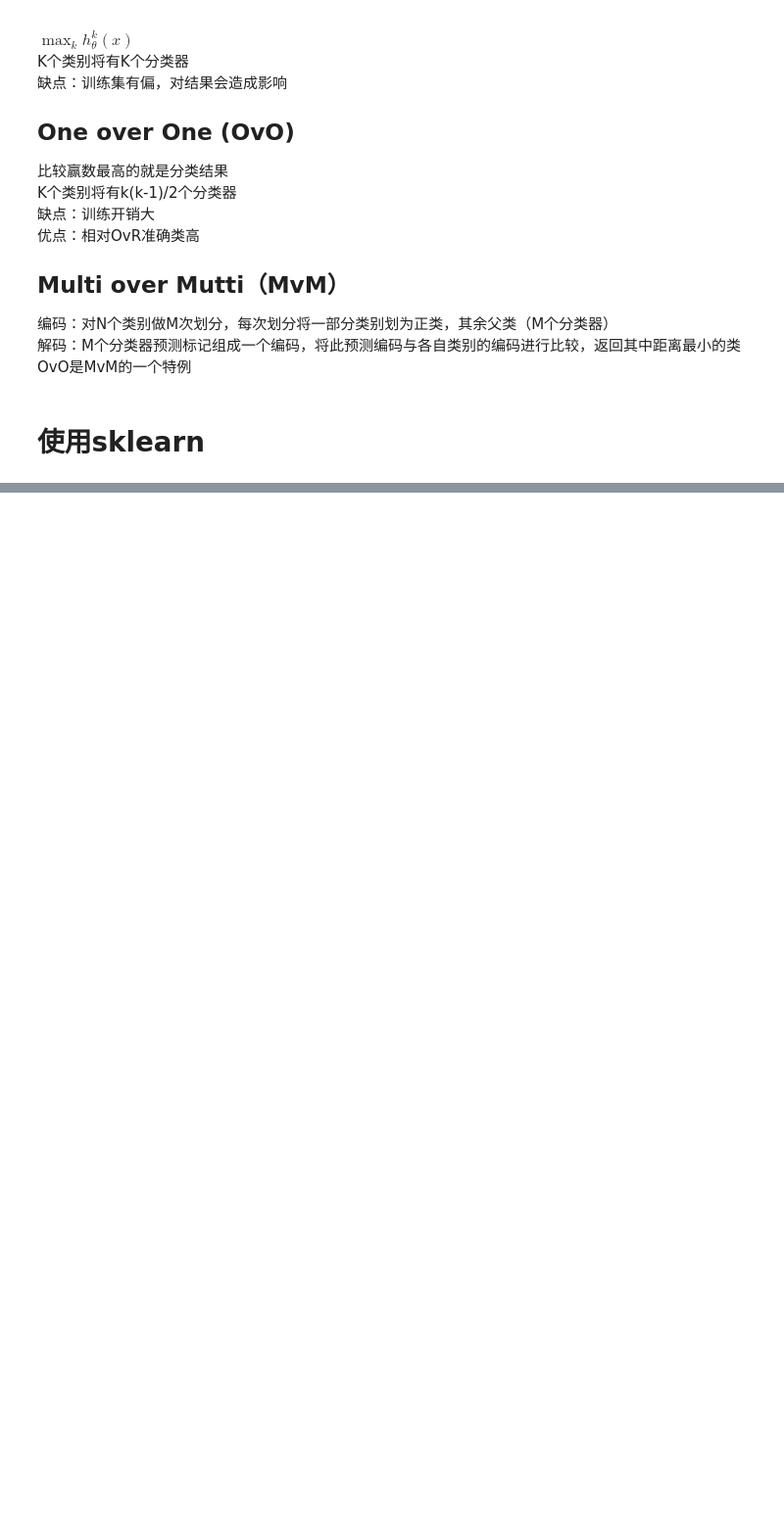
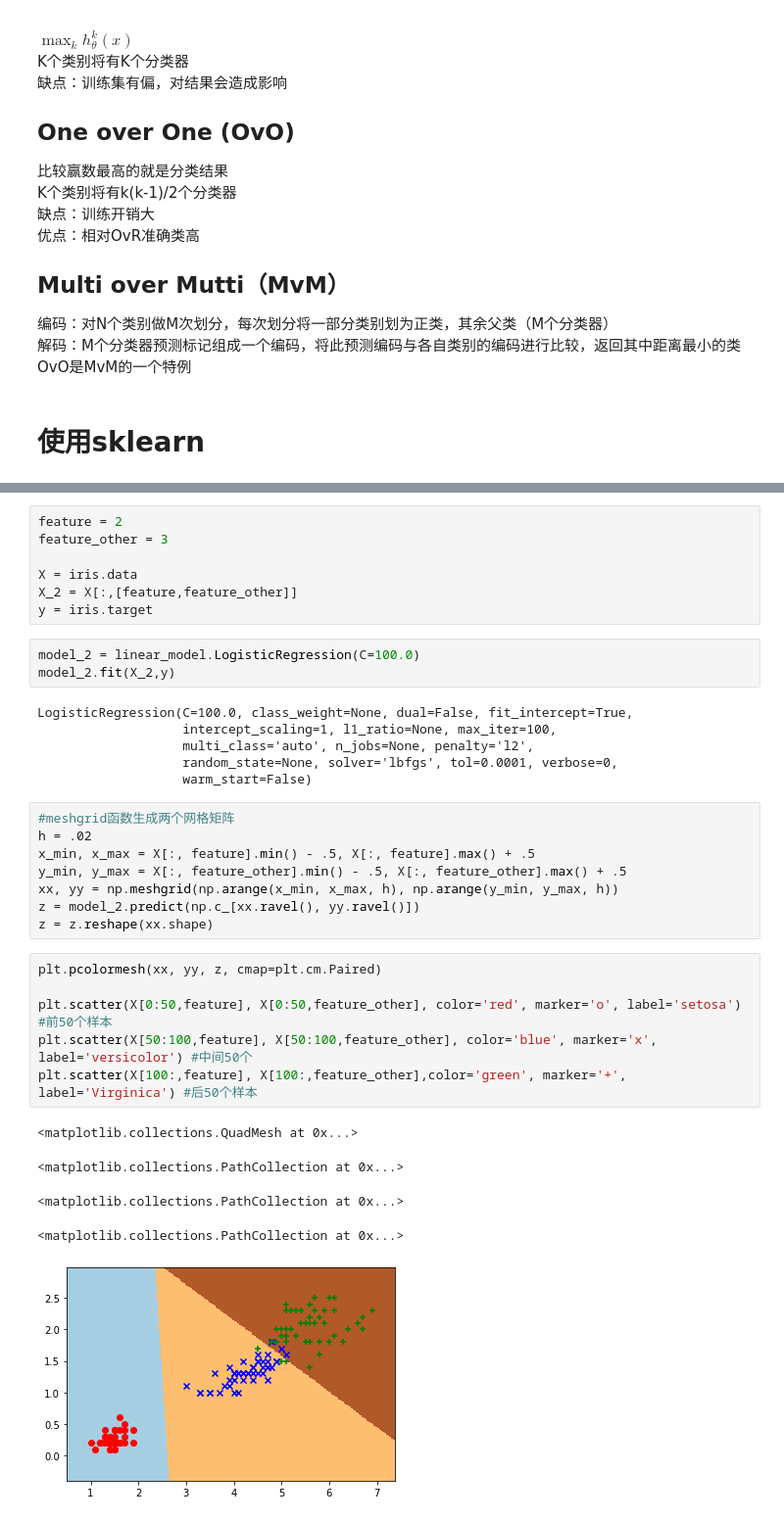
Before and after one commit to longfengpili/ML_algorithm_engineer_camp, a Jupyter notebook: 第三章、逻辑回归.ipynb, the cells around one changed output, grey strips where cells are left out. Shown at 98% size. Drawn from its saved outputs; the diff is of its cells as text; blank space fills up the shorter version.

```diff
--- a/第三章、逻辑回归.ipynb
+++ b/第三章、逻辑回归.ipynb
@@ -262,0 +395,36 @@ OvO是MvM的一个特例
+# %%
+feature = 2
+feature_other = 3
+
+X = iris.data
+X_2 = X[:,[feature,feature_other]]
+y = iris.target
+# %%
+model_2 = linear_model.LogisticRegression(C=100.0)
+model_2.fit(X_2,y)
+# %% [output]
+LogisticRegression(C=100.0, class_weight=None, dual=False, fit_intercept=True,
+                   intercept_scaling=1, l1_ratio=None, max_iter=100,
+                   multi_class='auto', n_jobs=None, penalty='l2',
+                   random_state=None, solver='lbfgs', tol=0.0001, verbose=0,
+                   warm_start=False)
+# %%
+#meshgrid函数生成两个网格矩阵
+h = .02
+x_min, x_max = X[:, feature].min() - .5, X[:, feature].max() + .5
+y_min, y_max = X[:, feature_other].min() - .5, X[:, feature_other].max() + .5
+xx, yy = np.meshgrid(np.arange(x_min, x_max, h), np.arange(y_min, y_max, h))
+z = model_2.predict(np.c_[xx.ravel(), yy.ravel()])
+z = z.reshape(xx.shape)
+# %%
+plt.pcolormesh(xx, yy, z, cmap=plt.cm.Paired)
+
+plt.scatter(X[0:50,feature], X[0:50,feature_other], color='red', marker='o', label='setosa') #前50个样本
+plt.scatter(X[50:100,feature], X[50:100,feature_other], color='blue', marker='x', label='versicolor') #中间50个
+plt.scatter(X[100:,feature], X[100:,feature_other],color='green', marker='+', label='Virginica') #后50个样本
+# %% [output]
+<matplotlib.collections.QuadMesh at 0x...>
+<matplotlib.collections.PathCollection at 0x...>
+<matplotlib.collections.PathCollection at 0x...>
+<matplotlib.collections.PathCollection at 0x...>
+[figure, added]
```
Also changed, not shown: parts of 13 cells of this notebook.
